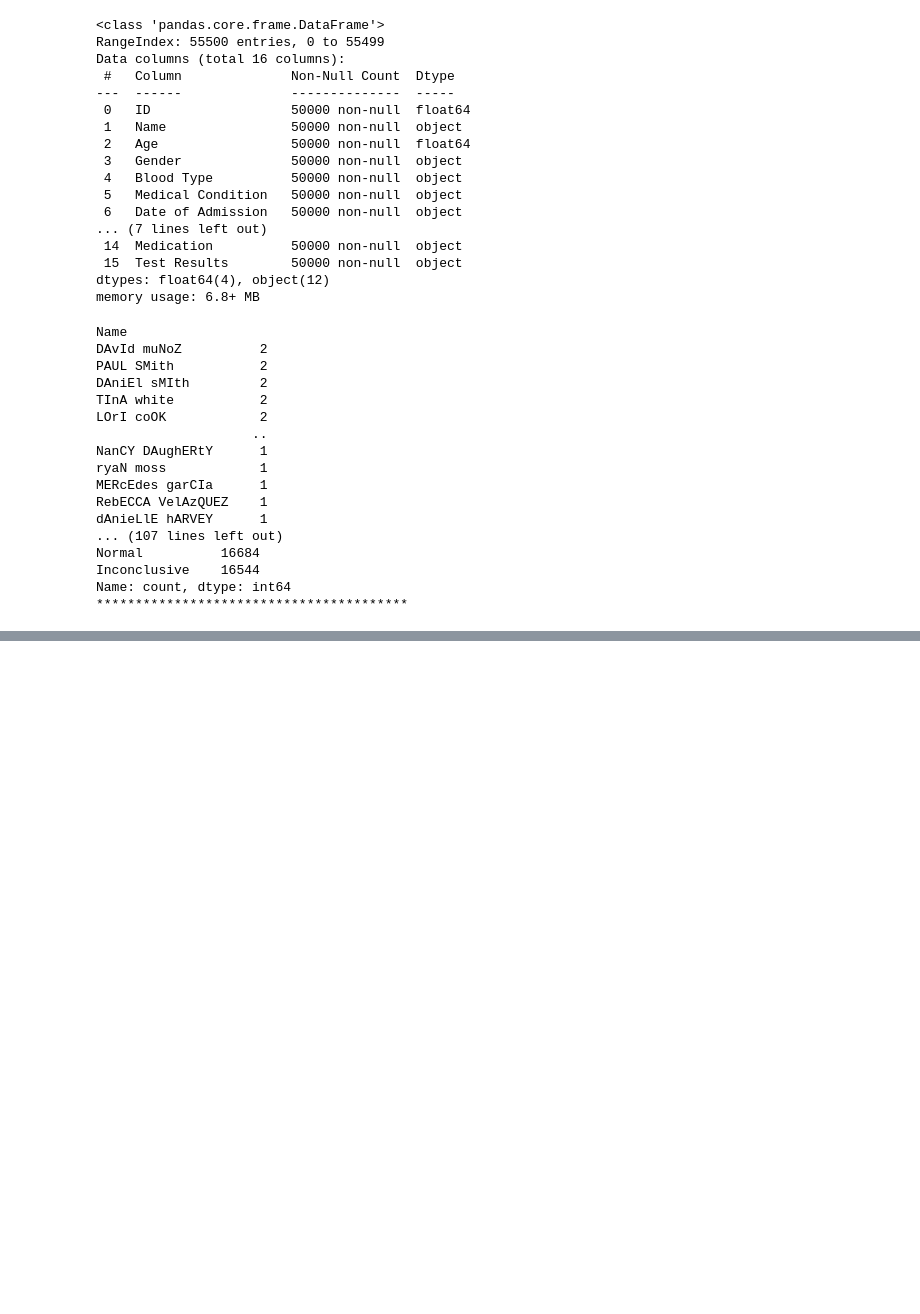
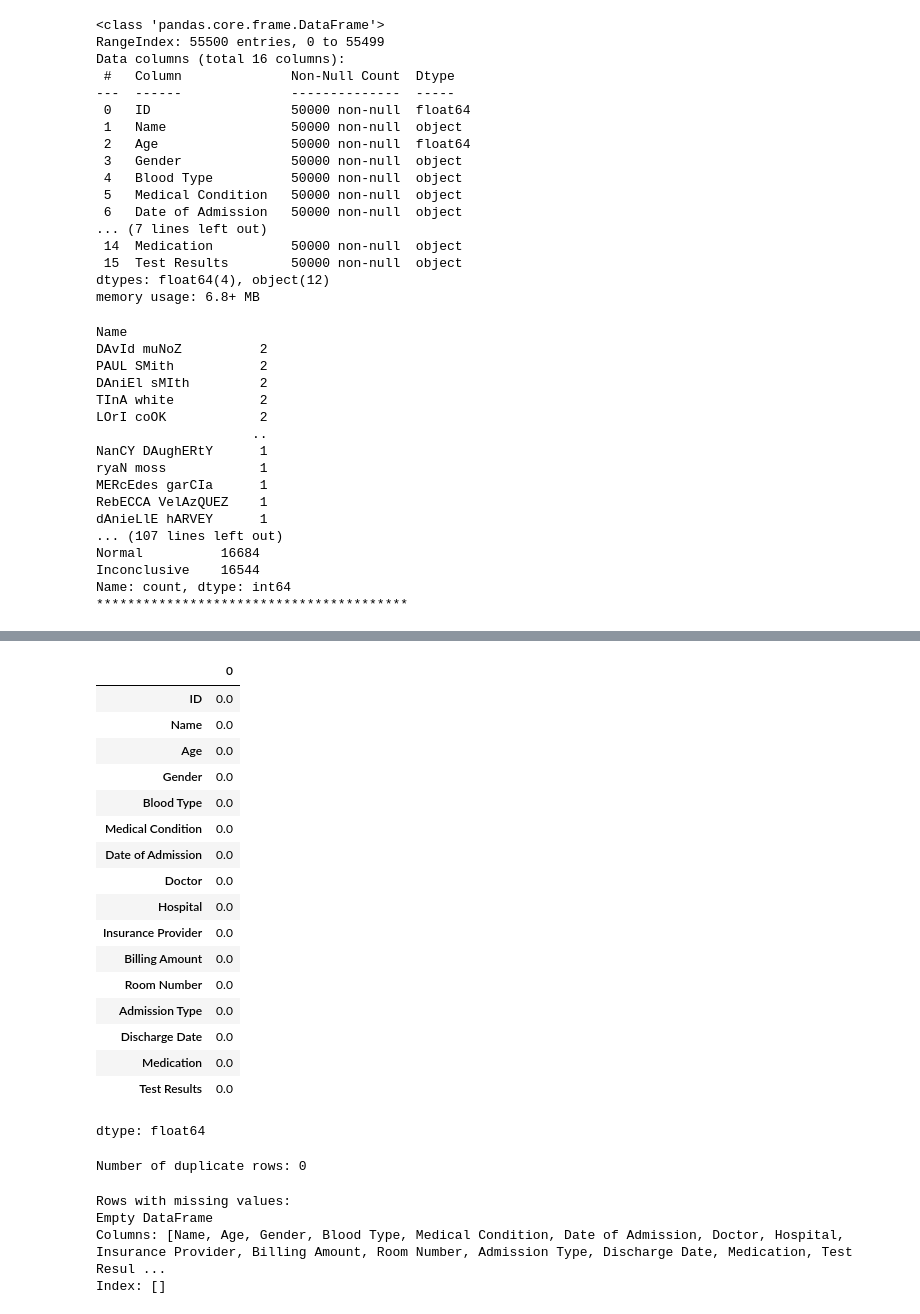
Before and after one commit to LauraLucasZ/Healthcare-Classification-ML, a Jupyter notebook: HealthCareTask2.ipynb, the cells around one changed output, grey strips where cells are left out. Saved outputs shown, nothing was run; the diff lists cells and outputs as text; code cells hidden in the pictures; blank space fills up the shorter version.

```diff
--- a/HealthCareTask2.ipynb
+++ b/HealthCareTask2.ipynb
@@ -63,3 +63,10 @@ Normal          16684
 Inconclusive    16544
 Name: count, dtype: int64
 ****************************************
+# %%
+# Set pandas to display all columns and rows
+pd.set_option('display.max_columns', None)
+pd.set_option('display.max_rows', None)
+
+# Show number of missing values for all 16 features
+print(df.isnull().sum())
@@ -65,0 +91,10 @@ Name: count, dtype: int64
+# %%
+# Drop rows where ALL values are null (entire row is empty)
+df = df.dropna(how='all')
+
+# Verify the new shape (should be 50,000 rows now)
+print("New shape after dropping null rows:", df.shape)  # Expected: (50000, 16)
+
+# Confirm no fully null rows remain
+print("\nNull counts after cleaning:")
+print(df.isnull().sum())
@@ -65,0 +122,21 @@ Name: count, dtype: int64
+# %%
+(df.isnull().sum()/df.shape[0])*100
+# %% [output]
+|  | 0 |
+| ID | 0.0 |
+| Name | 0.0 |
+| Age | 0.0 |
+| Gender | 0.0 |
+| Blood Type | 0.0 |
+| Medical Condition | 0.0 |
+| Date of Admission | 0.0 |
+| Doctor | 0.0 |
+| Hospital | 0.0 |
+| Insurance Provider | 0.0 |
+| Billing Amount | 0.0 |
+| Room Number | 0.0 |
+| Admission Type | 0.0 |
+| Discharge Date | 0.0 |
+| Medication | 0.0 |
+| Test Results | 0.0 |
+dtype: float64
@@ -65,0 +145,14 @@ Name: count, dtype: int64
+# %%
+duplicates = df.duplicated()
+print(f"Number of duplicate rows: {duplicates.sum()}")
+# %% [output]
+Number of duplicate rows: 0
+# %%
+missing_rows = df[df.isnull().any(axis=1)]
+print("Rows with missing values:")
+print(missing_rows)
+# %% [output]
+Rows with missing values:
+Empty DataFrame
+Columns: [Name, Age, Gender, Blood Type, Medical Condition, Date of Admission, Doctor, Hospital, Insurance Provider, Billing Amount, Room Number, Admission Type, Discharge Date, Medication, Test Resul ...
+Index: []
```
Also changed, not shown: parts of 5 cells of this notebook.
